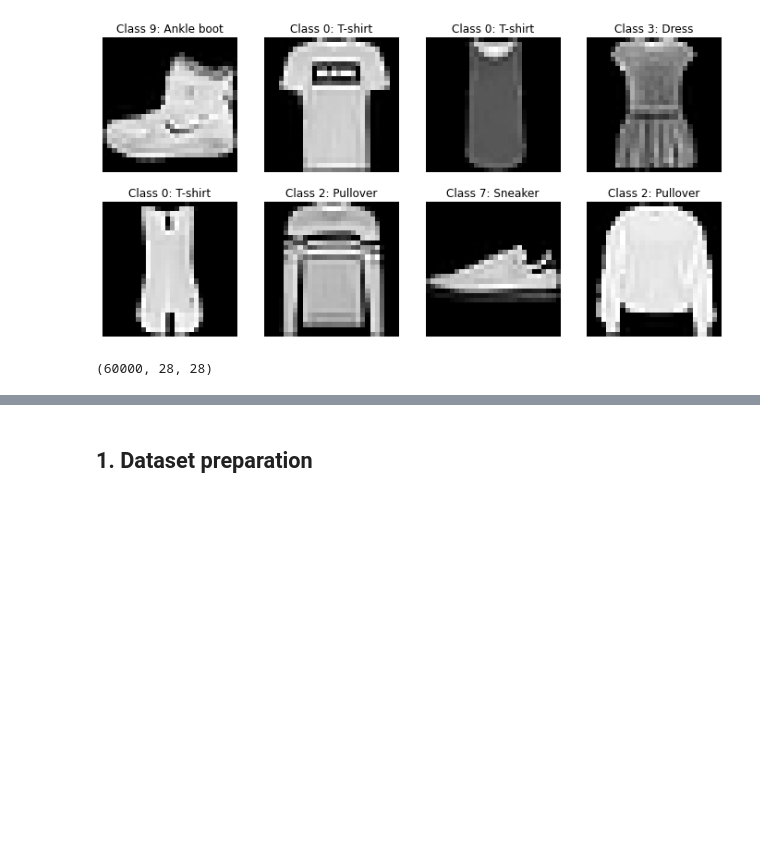
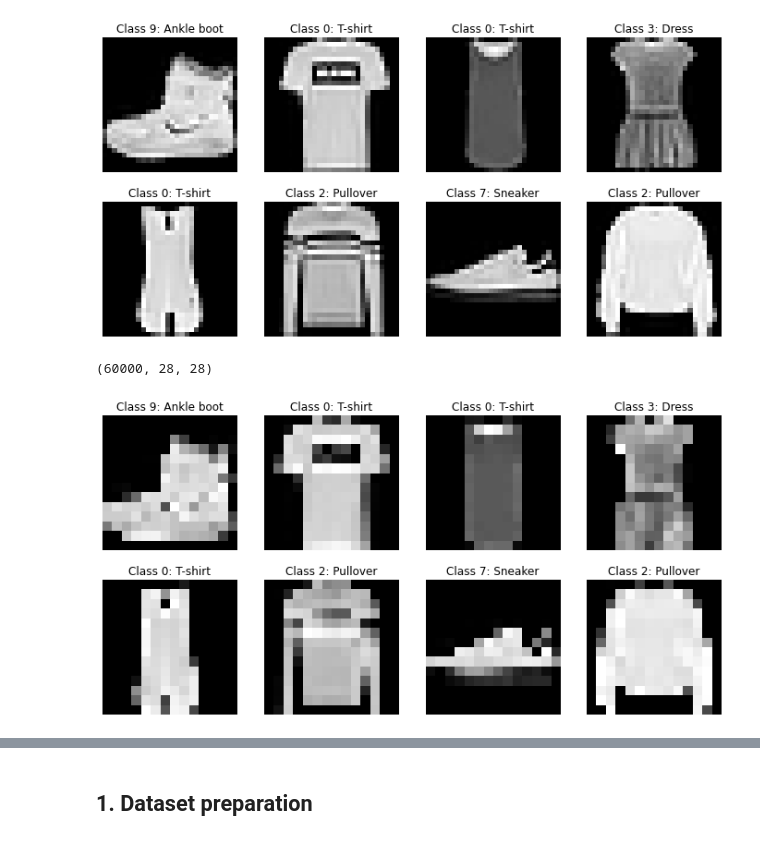
Before and after one commit to gdquintero/machine_learning_project, a Jupyter notebook: main.ipynb, the cells around one changed output, grey strips where cells are left out. Saved outputs shown, nothing was run; the diff lists cells and outputs as text; code cells hidden in the pictures; blank space fills up the shorter version.

```diff
--- a/main.ipynb
+++ b/main.ipynb
@@ -95,18 +95,20 @@ print(x_train.shape)
 [figure]
 (60000, 28, 28)
 # %%
-# # Reduce the image size to its half
-# x_train_reduced = np.array([img[::2, 1::2] for img in x_train])
-# x_test_reduced  = np.array([img[::2, 1::2] for img in x_test])
+# Reduce the image size to its half
+x_train = np.array([img[::2, 1::2] for img in x_train])
+x_test  = np.array([img[::2, 1::2] for img in x_test])
 
-# # Print the image with new size
-# fig, ax = plt.subplots(2, 4, figsize = (12, 6))
+# Print the image with new size
+fig, ax = plt.subplots(2, 4, figsize = (12, 6))
 
-# for i in range(8):
-#     ax[i//4, i%4].imshow(x_train_reduced[i], cmap='gray')
-#     ax[i//4, i%4].axis('off')
-#     ax[i//4, i%4].set_title("Class %d: %s"
-#                             %(y_train[i],sprite[1][y_train[i]]))
+for i in range(8):
+    ax[i//4, i%4].imshow(x_train_reduced[i], cmap='gray')
+    ax[i//4, i%4].axis('off')
+    ax[i//4, i%4].set_title("Class %d: %s"
+                            %(y_train[i],sprite[y_train[i]]))
 
-# plt.show()
+plt.show()
+# %% [output]
+[figure, added]
 # %%
```
Also changed, not shown: parts of 6 cells of this notebook, 1 other file.
